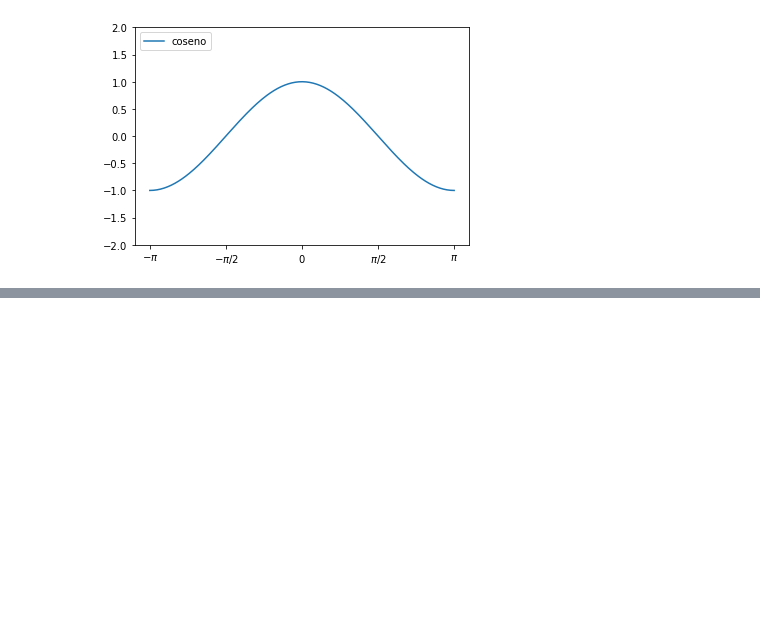
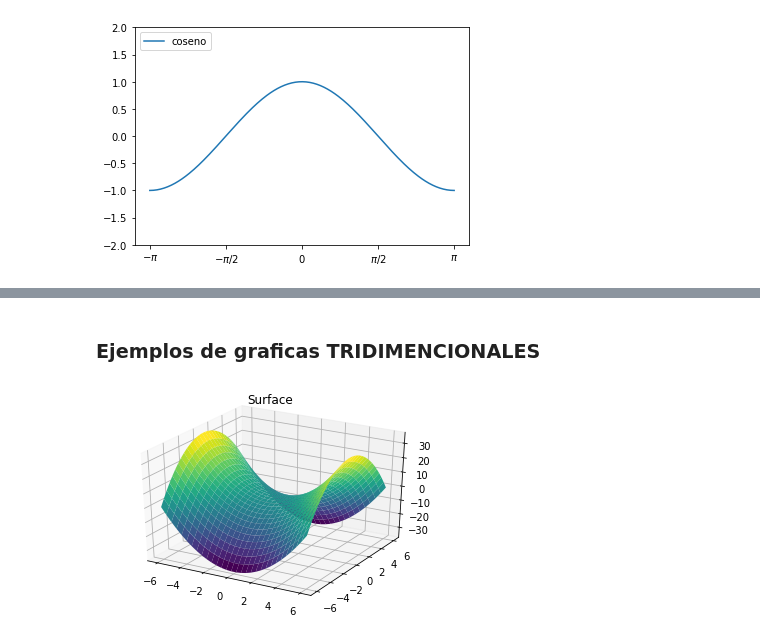
Before and after one commit to joseluiscastrocarrero/Graficas_python, a Jupyter notebook: Graficas_python.ipynb, the cells around one changed output, grey strips where cells are left out. Saved outputs shown, nothing was run; the diff lists cells and outputs as text; code cells hidden in the pictures; blank space fills up the shorter version.

```diff
--- a/Graficas_python.ipynb
+++ b/Graficas_python.ipynb
@@ -118,0 +139,33 @@ show()
+# %% [markdown]
+### Ejemplos de graficas TRIDIMENCIONALES
+# %%
+# Gráfico 3d a partir de f(x) = x ** 2 - y ** 2
+import numpy as np
+import matplotlib.pyplot as plt
+
+def f(x, y):
+    return x ** 2 - y ** 2
+
+x = np.linspace(-6, 6, 30)
+y = np.linspace(-6, 6, 30)
+
+X, Y = np.meshgrid(x, y)
+Z = f(X, Y)
+
+fig = plt.figure()
+ax = plt.axes(projection='3d')
+ax.contour3D(X, Y, Z, 50, cmap='binary')
+ax.set_xlabel('x')
+ax.set_ylabel('y')
+ax.set_zlabel('z');
+
+ax = plt.axes(projection='3d')
+ax.plot_surface(X, Y, Z, rstride=1, cstride=1,
+                cmap='viridis', edgecolor='none')
+ax.set_title('Surface');
+
+fig.savefig('surface.png')
+
+plt.show()
+# %% [output]
+[figure, added]
```
Also changed, not shown: parts of 2 cells of this notebook.
